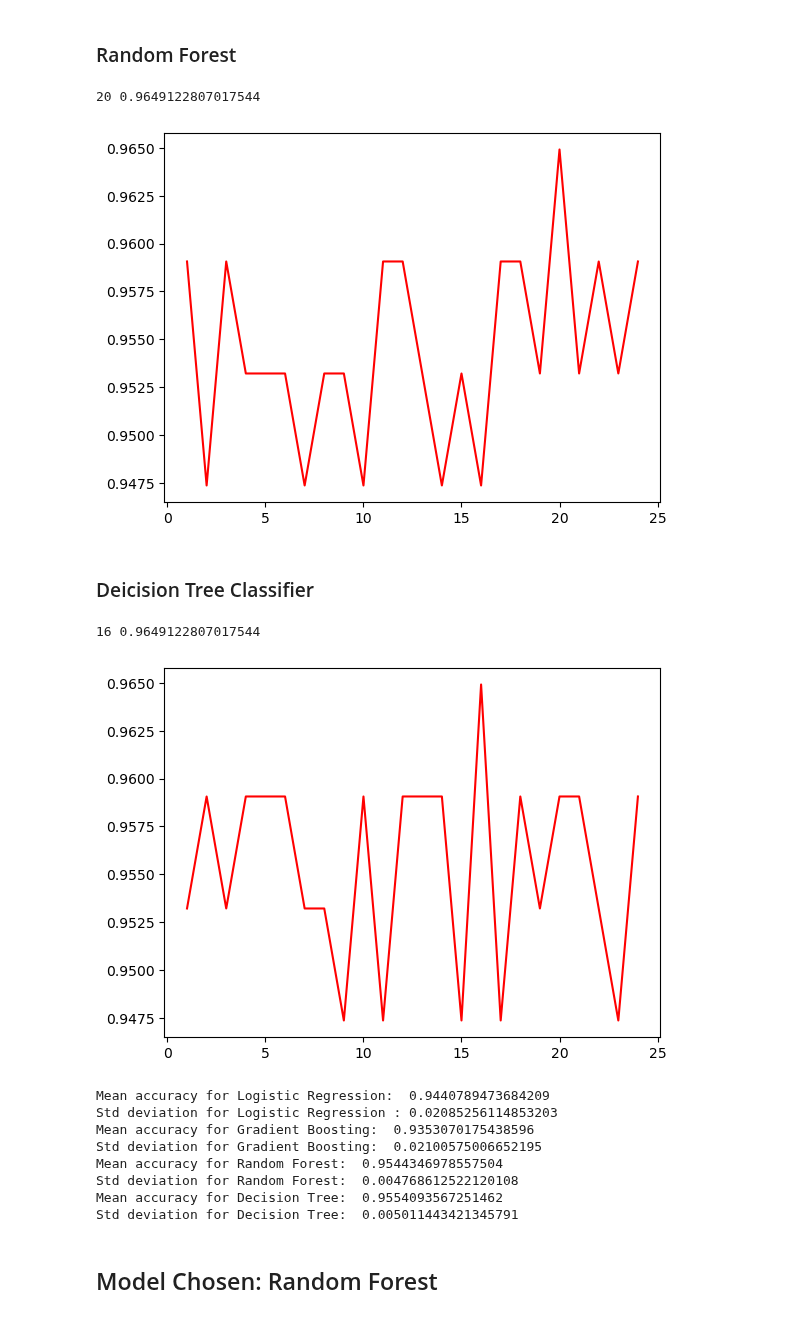
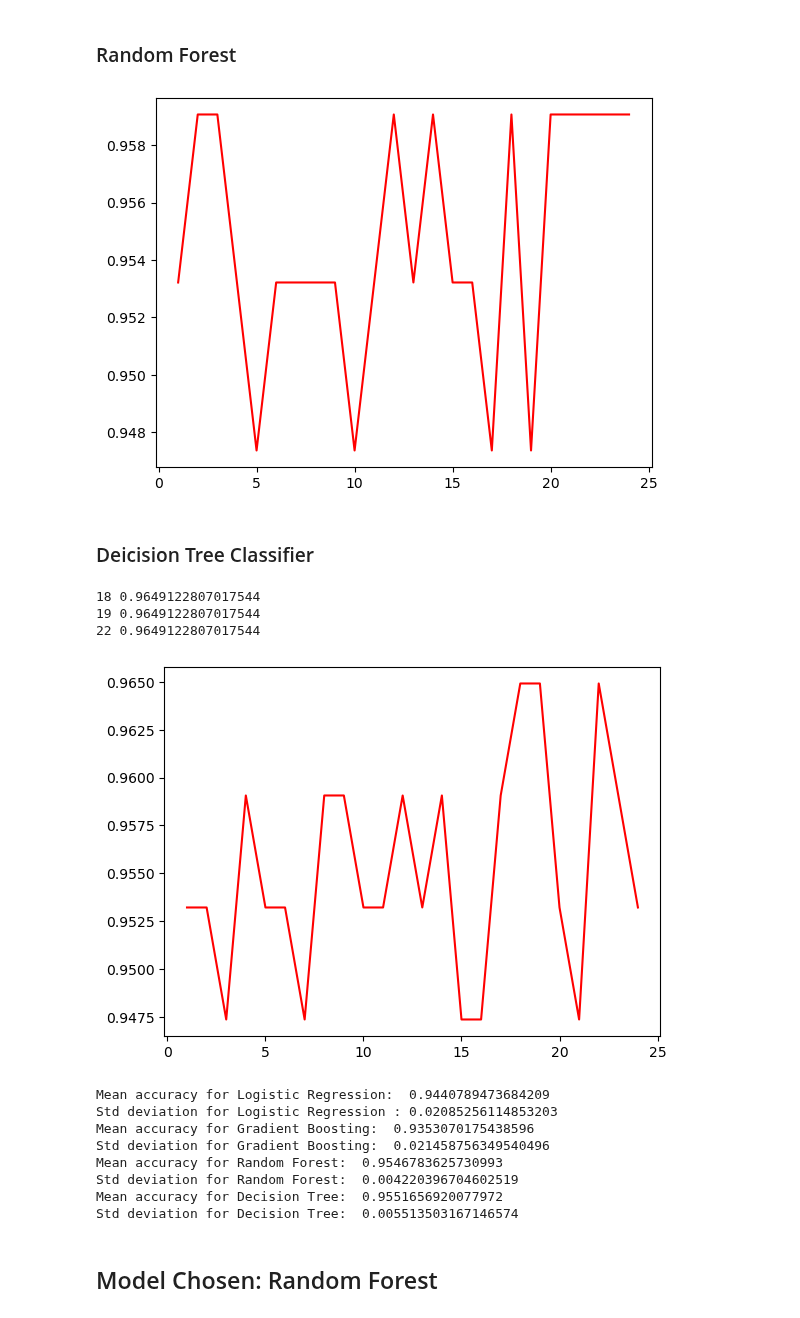
Before and after one commit to Srisupha29/DataScience_Projects, a Jupyter notebook: Breast_CancerPrediction/Breast_Cancer.ipynb, the cells around one changed output. Saved outputs shown, nothing was run; the diff lists cells and outputs as text; code cells hidden in the pictures.

```diff
--- a/Breast_CancerPrediction/Breast_Cancer.ipynb
+++ b/Breast_CancerPrediction/Breast_Cancer.ipynb
@@ -307,30 +309,29 @@ plt.show()
 # %% [markdown]
 ### Random Forest
 # %%
-rf = RandomForestClassifier()
+rf = RandomForestClassifier(n_estimators=62)
 
 ans = []
 acc3 = []
 
 for i in range(1, 25, 1):
     X_train, X_test, y_train, y_test = train_test_split(X, y, test_size = 0.3, random_state=10)
     scaler = StandardScaler()
     X_train = scaler.fit_transform(X_train)
     X_test = scaler.transform(X_test)
     model = rf.fit(X_train, y_train)
     pred = model.predict(X_test)
     acc3.append(accuracy_score(y_test, pred))
     ans.append(i)
 
 for i in range(len(ans)):
     if acc3[i] > 0.96:
         print(ans[i], acc3[i])
 
 plt.plot(ans, acc3, color = 'red')
 plt.show()
 # %% [output]
-20 0.9649122807017544
-[figure, old version]
+[figure, new version]
 # %% [markdown]
 ### Deicision Tree Classifier
 # %%
@@ -356,8 +357,10 @@ for i in range(len(dict)):
 plt.plot(dict, acc4, color = 'red')
 plt.show()
 # %% [output]
-16 0.9649122807017544
+18 0.9649122807017544
+19 0.9649122807017544
+22 0.9649122807017544
-[figure, old version]
+[figure, new version]
 # %%
 print("Mean accuracy for Logistic Regression: ", np.mean(acc))
 print("Std deviation for Logistic Regression :", np.std(acc))
@@ -371,11 +374,11 @@ print("Std deviation for Decision Tree: ", np.std(acc4))
 Mean accuracy for Logistic Regression:  0.9440789473684209
 Std deviation for Logistic Regression : 0.02085256114853203
 Mean accuracy for Gradient Boosting:  0.9353070175438596
-Std deviation for Gradient Boosting:  0.02100575006652195
-Mean accuracy for Random Forest:  0.9544346978557504
-Std deviation for Random Forest:  0.004768612522120108
-Mean accuracy for Decision Tree:  0.9554093567251462
-Std deviation for Decision Tree:  0.005011443421345791
+Std deviation for Gradient Boosting:  0.021458756349540496
+Mean accuracy for Random Forest:  0.9546783625730993
+Std deviation for Random Forest:  0.004220396704602519
+Mean accuracy for Decision Tree:  0.9551656920077972
+Std deviation for Decision Tree:  0.005513503167146574
 # %% [markdown]
 ## Model Chosen: Random Forest
 # %%
```
Also changed, not shown: parts of 5 cells of this notebook, 3 other files.
